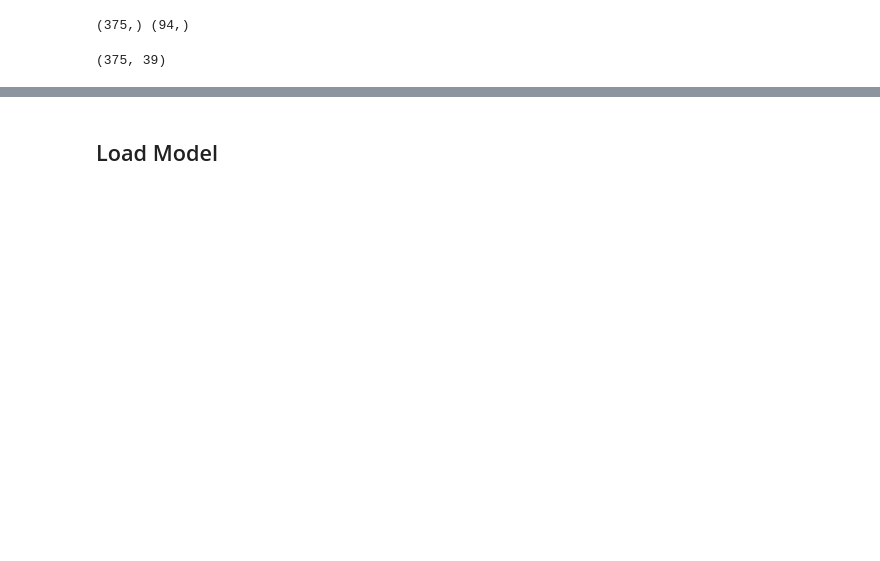
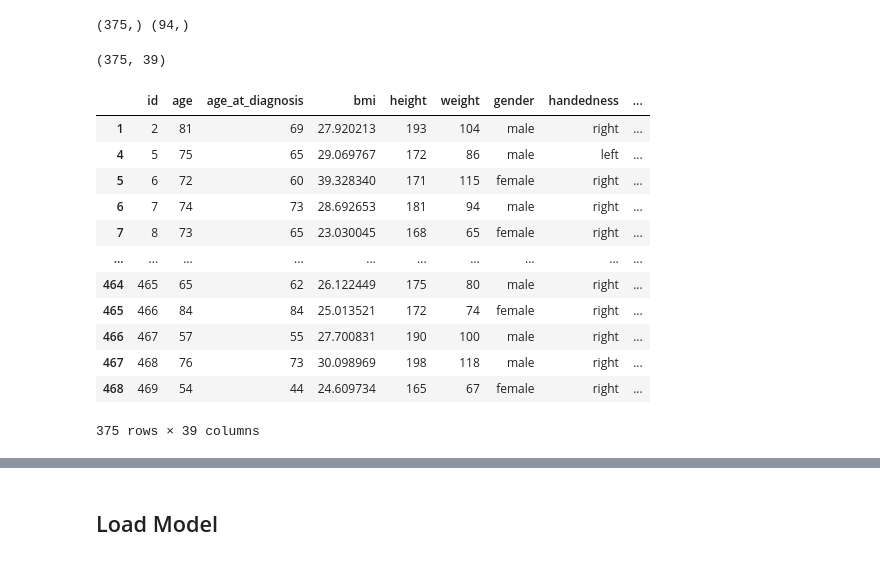
Before and after one commit to marzecovaa/spark, a Jupyter notebook: notebooks/final_model_test_seb.ipynb, the cells around one changed output, grey strips where cells are left out. Cells and saved outputs as stored; diff of their text form; code cells hidden in the pictures; blank space fills up the shorter version.

```diff
--- a/notebooks/final_model_test_seb.ipynb
+++ b/notebooks/final_model_test_seb.ipynb
@@ -26,3 +65,19 @@ X_test_q = X_q_data[X_q_data.id.isin(X_test_id)]
 print(X_train_q.shape)
 # %% [output]
 (375, 39)
+# %%
+X_train_q
+# %% [output]
+|  | id | age | age_at_diagnosis | bmi | height | weight | gender | handedness | ... |
+| 1 | 2 | 81 | 69 | 27.920213 | 193 | 104 | male | right | ... |
+| 4 | 5 | 75 | 65 | 29.069767 | 172 | 86 | male | left | ... |
+| 5 | 6 | 72 | 60 | 39.328340 | 171 | 115 | female | right | ... |
+| 6 | 7 | 74 | 73 | 28.692653 | 181 | 94 | male | right | ... |
+| 7 | 8 | 73 | 65 | 23.030045 | 168 | 65 | female | right | ... |
+| ... | ... | ... | ... | ... | ... | ... | ... | ... | ... |
+| 464 | 465 | 65 | 62 | 26.122449 | 175 | 80 | male | right | ... |
+| 465 | 466 | 84 | 84 | 25.013521 | 172 | 74 | female | right | ... |
+| 466 | 467 | 57 | 55 | 27.700831 | 190 | 100 | male | right | ... |
+| 467 | 468 | 76 | 73 | 30.098969 | 198 | 118 | male | right | ... |
+| 468 | 469 | 54 | 44 | 24.609734 | 165 | 67 | female | right | ... |
+375 rows × 39 columns
```
Also changed, not shown: parts of 16 cells of this notebook.
